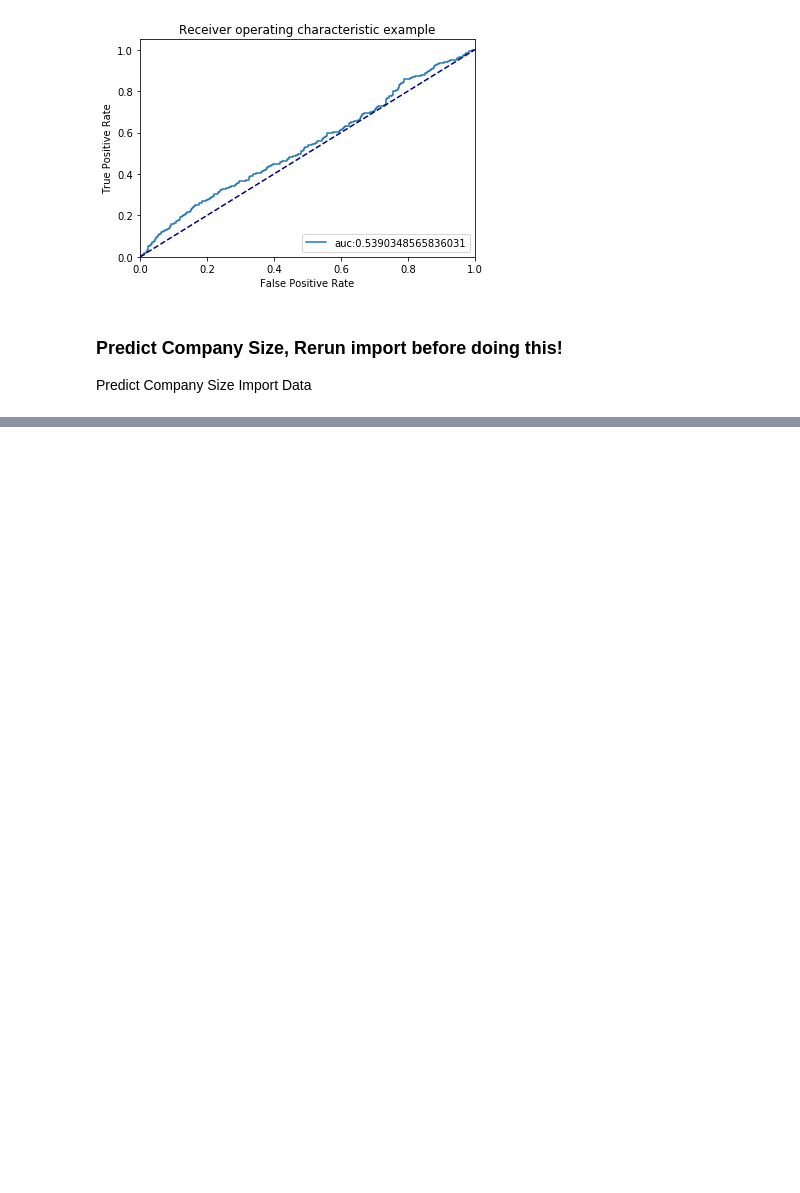
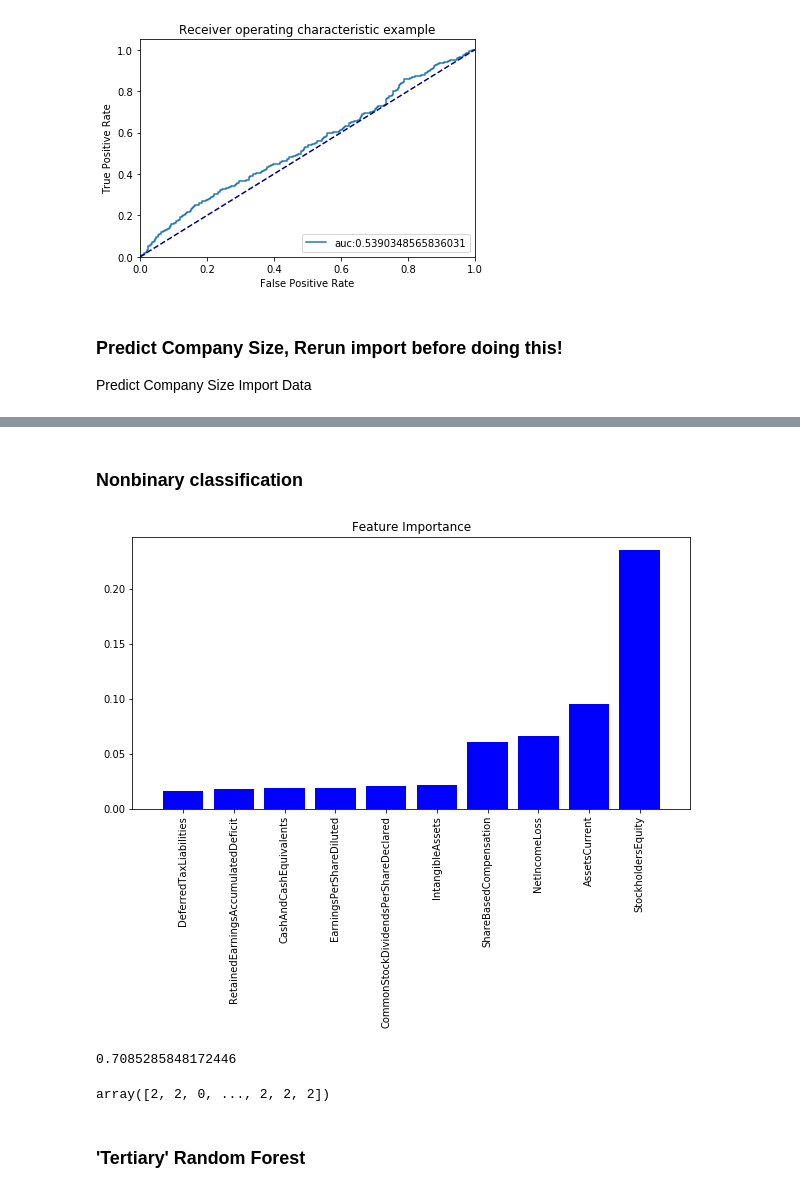
Before and after one commit to mixerupper/1001-term-project, a Jupyter notebook: code/03-analysis/01-Analysis_AH.ipynb, the cells around one changed output, grey strips where cells are left out. Saved outputs shown, nothing was run; the diff lists cells and outputs as text; code cells hidden in the pictures; blank space fills up the shorter version.

```diff
--- a/code/03-analysis/01-Analysis_AH.ipynb
+++ b/code/03-analysis/01-Analysis_AH.ipynb
@@ -318,0 +346,50 @@ r2_score(Y_test, y_pred)
+# %% [markdown]
+### Nonbinary classification
+# %%
+q3mergeddata['Clean_Number_of_Shares'] = q3mergeddata[['WeightedAverageNumberOfDilutedSharesOutstanding',
+       'WeightedAverageNumberOfSharesOutstandingBasic']].max(axis = 1)
+
+q3mergeddata['Clean_Number_of_Shares'] = q3mergeddata[['Clean_Number_of_Shares',
+                                                       'CommonStockSharesOutstanding']].max(axis = 1)
+
+q3mergeddata['Company_Value'] = q3mergeddata['Clean_Number_of_Shares'] * q3mergeddata['7_after']
+q3mergeddata = q3mergeddata.drop(q3mergeddata[q3mergeddata.Company_Value == 0].index)
+q3mergeddata = q3mergeddata.drop(['CommonStockSharesOutstanding','WeightedAverageNumberOfDilutedSharesOutstanding','WeightedAverageNumberOfSharesOutstandingBasic' ], axis = 1)
+q3mergeddata['Company_Size_1'] = np.where(q3mergeddata['Company_Value'] <= 2000000000, 1, 0)
+q3mergeddata['Company_Size_2'] = np.where(q3mergeddata['Company_Value'] >= 5000000000, 2, 1)
+q3mergeddata['Company_Size'] = q3mergeddata['Company_Size_2'] - q3mergeddata['Company_Size_1']
+
+q3mergeddata = q3mergeddata.drop(['Company_Size_1','Company_Size_2'], axis = 1)
+
+q3mergeddata_processed  = pd.DataFrame(preprocessing.scale(q3mergeddata[q3mergeddata.columns[10:len(q3mergeddata.columns) - 7]]), columns =q3mergeddata.columns[10:len(q3mergeddata.columns) - 7] )
+# %%
+X_dt = pd.DataFrame(q3mergeddata_processed.copy())
+Y_dt = pd.DataFrame(q3mergeddata['Company_Size'].copy())
+
+X_train, X_test, Y_train, Y_test = train_test_split(X_dt,Y_dt, test_size = 0.30)
+
+dt = DecisionTreeClassifier(criterion = 'entropy')
+dt.fit(X_train, Y_train)
+
+importance = dt.feature_importances_
+indices = np.argsort(importance)
+
+plt.figure(figsize=(10,5))
+plt.title("Feature Importance")
+plt.bar(X_train.columns[indices][- 10:], importance[indices][- 10:],
+        color = 'b', align = 'center')
+plt.xticks(range(10), X.columns[indices][-10:], rotation = 90)
+plt.xlim([-1, 10])
+plt.show()
+# %% [output]
+[figure, added]
+# %%
+dt.score(X_test, Y_test)
+# %% [output]
+0.7085285848172446
+# %%
+dt.predict(X_test)
+# %% [output]
+array([2, 2, 0, ..., 2, 2, 2])
+# %% [markdown]
+### 'Tertiary' Random Forest
```
Also changed, not shown: parts of 30 cells of this notebook, 1 other file.
